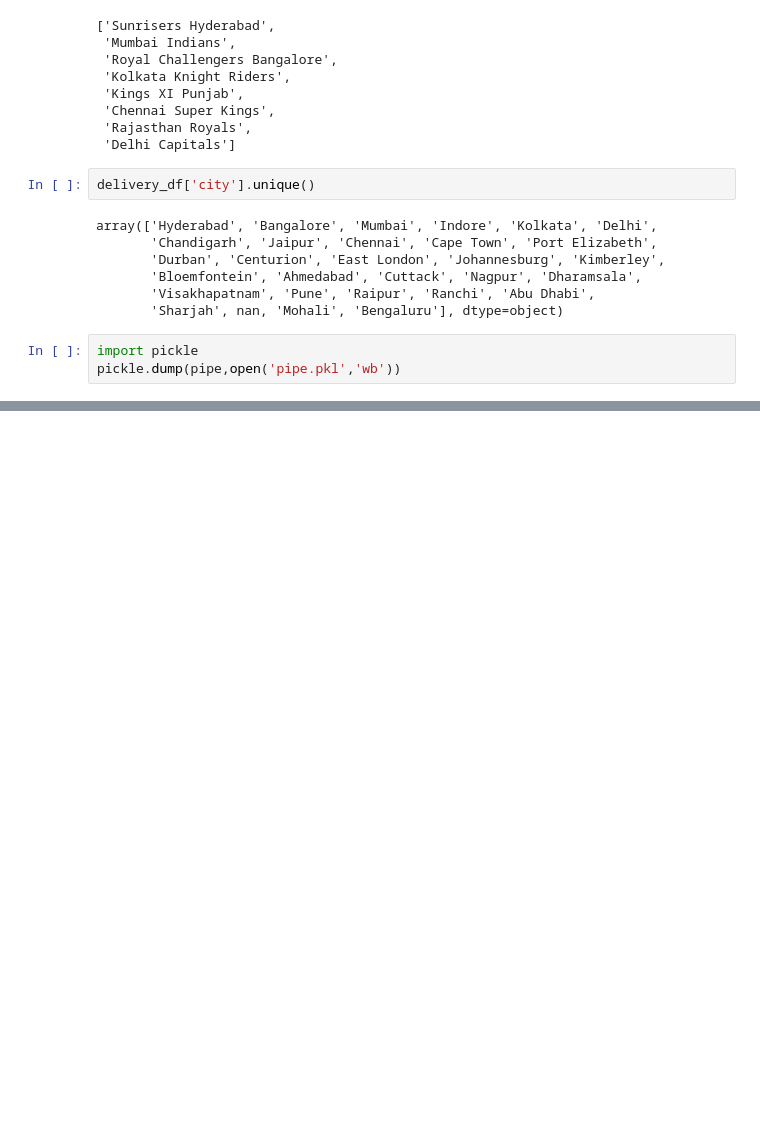
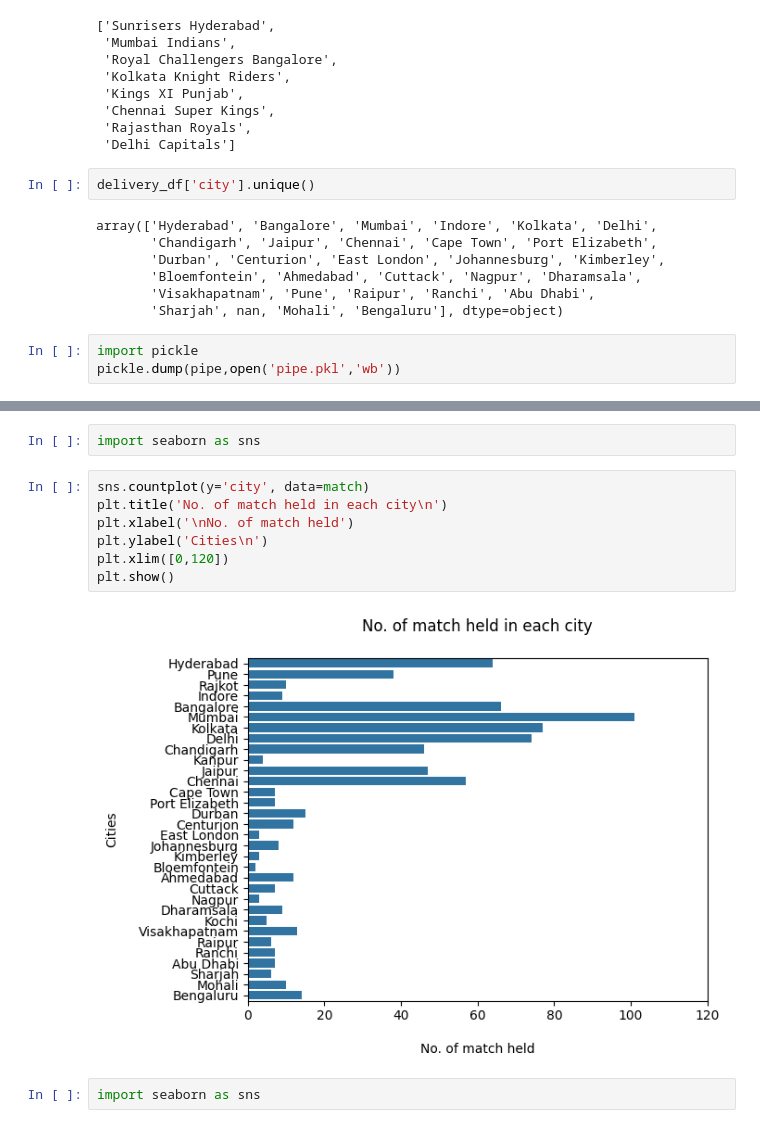
Before and after one commit to sukhpreet02/Stock-prediction-model, a Jupyter notebook: Untitled10.ipynb, the cells around one changed output, grey strips where cells are left out. Drawn from its saved outputs; the diff is of its cells as text; blank space fills up the shorter version.

```diff
--- a/Untitled10.ipynb
+++ b/Untitled10.ipynb
@@ -413,0 +421,13 @@ pickle.dump(pipe,open('pipe.pkl','wb'))
+# %%
+import seaborn as sns
+# %%
+sns.countplot(y='city', data=match)
+plt.title('No. of match held in each city\n')
+plt.xlabel('\nNo. of match held')
+plt.ylabel('Cities\n')
+plt.xlim([0,120])
+plt.show()
+# %% [output]
+[figure, added]
+# %%
+import seaborn as sns
```
Also changed, not shown: parts of 14 cells of this notebook.
